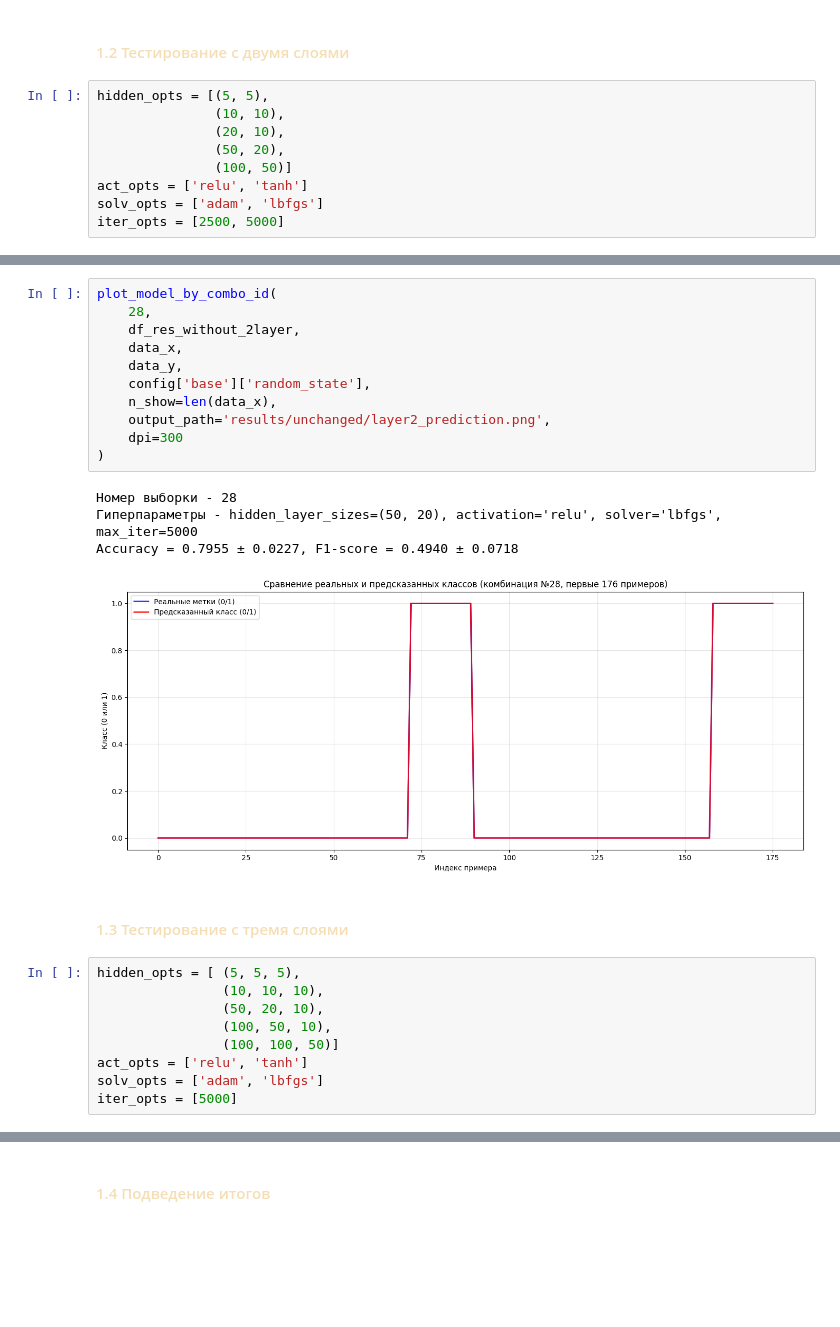
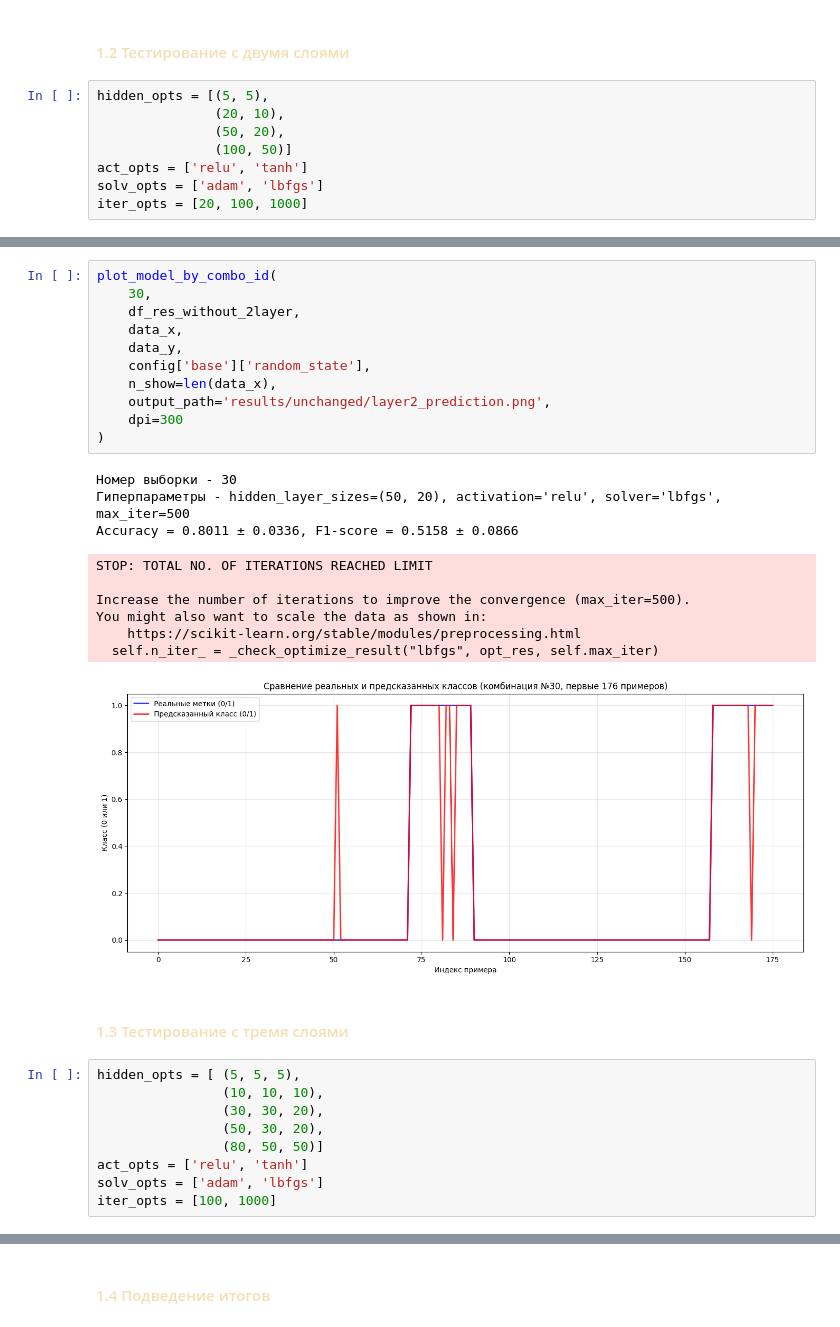
Before and after one commit to Bexaric/LB3_ML_Yakushev, a Jupyter notebook: notebook/Part2_MLPClassifier.ipynb, the cells around one changed output, grey strips where cells are left out. Drawn from its saved outputs; the diff is of its cells as text; blank space fills up the shorter version.

```diff
--- a/notebook/Part2_MLPClassifier.ipynb
+++ b/notebook/Part2_MLPClassifier.ipynb
@@ -383,13 +420,12 @@ Accuracy = 0.7727 ± 0.0278, F1-score = 0.4052 ± 0.1004
 #### <font color='#F5DEB3'> 1.2 Тестирование с двумя слоями
 # %%
 hidden_opts = [(5, 5),
-               (10, 10),
                (20, 10),
                (50, 20),
                (100, 50)]
 act_opts = ['relu', 'tanh']
 solv_opts = ['adam', 'lbfgs']
-iter_opts = [2500, 5000]
+iter_opts = [20, 100, 1000]
 # %%
 df_res_without_2layer = train_models(
     data_x, data_y,
@@ -502,30 +550,36 @@ display(df_res_without_2layer)
 # %%
 plot_model_by_combo_id(
-    28,
+    30,
     df_res_without_2layer,
     data_x,
     data_y,
     config['base']['random_state'],
     n_show=len(data_x),
     output_path='results/unchanged/layer2_prediction.png',
     dpi=300
 )
 # %% [output]
-Номер выборки - 28
-Гиперпараметры - hidden_layer_sizes=(50, 20), activation='relu', solver='lbfgs', max_iter=5000
-Accuracy = 0.7955 ± 0.0227, F1-score = 0.4940 ± 0.0718
+Номер выборки - 30
+Гиперпараметры - hidden_layer_sizes=(50, 20), activation='relu', solver='lbfgs', max_iter=500
+Accuracy = 0.8011 ± 0.0336, F1-score = 0.5158 ± 0.0866
+STOP: TOTAL NO. OF ITERATIONS REACHED LIMIT
+
+Increase the number of iterations to improve the convergence (max_iter=500).
+You might also want to scale the data as shown in:
+    https://scikit-learn.org/stable/modules/preprocessing.html
+  self.n_iter_ = _check_optimize_result("lbfgs", opt_res, self.max_iter)
-[figure, old version]
+[figure, new version]
 # %% [markdown]
 #### <font color='#F5DEB3'> 1.3 Тестирование с тремя слоями
 # %%
 hidden_opts = [ (5, 5, 5),
                 (10, 10, 10),
-                (50, 20, 10),
-                (100, 50, 10),
-                (100, 100, 50)]
+                (30, 30, 20),
+                (50, 30, 20),
+                (80, 50, 50)]
 act_opts = ['relu', 'tanh']
 solv_opts = ['adam', 'lbfgs']
-iter_opts = [5000]
+iter_opts = [100, 1000]
 # %%
 df_res_without_3layer = train_models(
     data_x, data_y,
```
Also changed, not shown: parts of 17 cells of this notebook, 14 other files.
